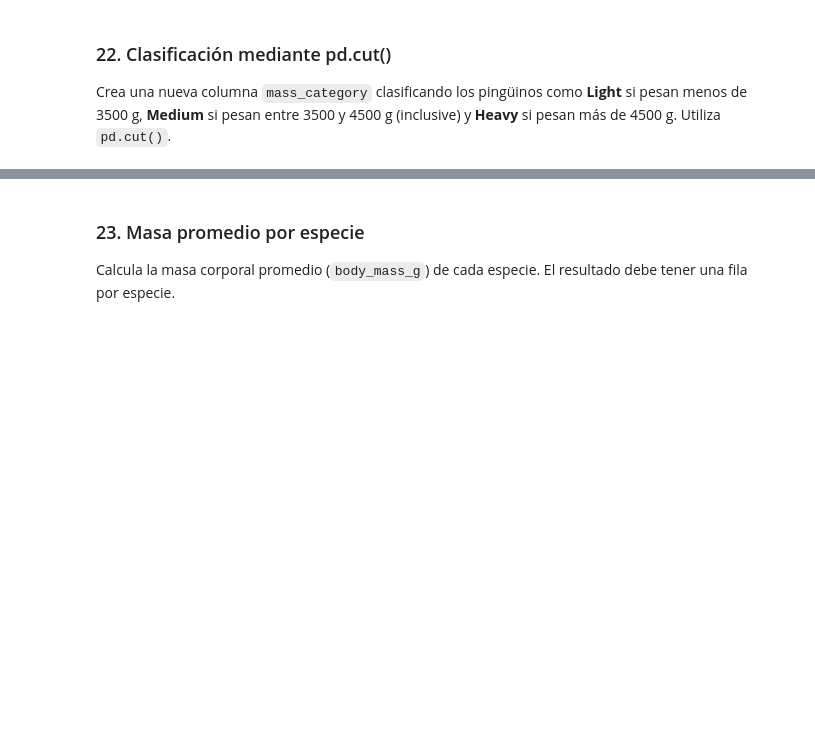
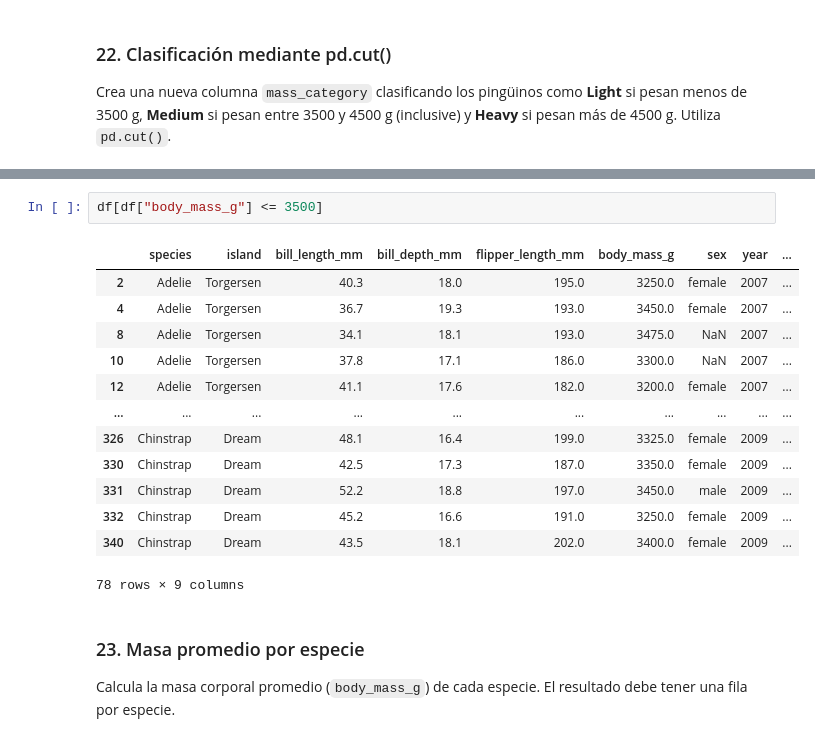
Before and after one commit to marcell-llerena/dataengineer-g1, a Jupyter notebook: fundamentos_pandas/notebooks/09_practica_penguins.ipynb, the cells around one changed output, grey strips where cells are left out. Saved outputs shown, nothing was run; the diff lists cells and outputs as text; blank space fills up the shorter version.

```diff
--- a/fundamentos_pandas/notebooks/09_practica_penguins.ipynb
+++ b/fundamentos_pandas/notebooks/09_practica_penguins.ipynb
@@ -175,3 +286,19 @@ Crea una nueva columna `mass_category` clasificando los pingüinos como **Light*
+# %%
+df[df["body_mass_g"] <= 3500]
+# %% [output]
+|  | species | island | bill_length_mm | bill_depth_mm | flipper_length_mm | body_mass_g | sex | year | ... |
+| 2 | Adelie | Torgersen | 40.3 | 18.0 | 195.0 | 3250.0 | female | 2007 | ... |
+| 4 | Adelie | Torgersen | 36.7 | 19.3 | 193.0 | 3450.0 | female | 2007 | ... |
+| 8 | Adelie | Torgersen | 34.1 | 18.1 | 193.0 | 3475.0 | NaN | 2007 | ... |
+| 10 | Adelie | Torgersen | 37.8 | 17.1 | 186.0 | 3300.0 | NaN | 2007 | ... |
+| 12 | Adelie | Torgersen | 41.1 | 17.6 | 182.0 | 3200.0 | female | 2007 | ... |
+| ... | ... | ... | ... | ... | ... | ... | ... | ... | ... |
+| 326 | Chinstrap | Dream | 48.1 | 16.4 | 199.0 | 3325.0 | female | 2009 | ... |
+| 330 | Chinstrap | Dream | 42.5 | 17.3 | 187.0 | 3350.0 | female | 2009 | ... |
+| 331 | Chinstrap | Dream | 52.2 | 18.8 | 197.0 | 3450.0 | male | 2009 | ... |
+| 332 | Chinstrap | Dream | 45.2 | 16.6 | 191.0 | 3250.0 | female | 2009 | ... |
+| 340 | Chinstrap | Dream | 43.5 | 18.1 | 202.0 | 3400.0 | female | 2009 | ... |
+78 rows × 9 columns
 # %% [markdown]
 ### 23. Masa promedio por especie
 
```
Also changed, not shown: parts of 18 cells of this notebook.
